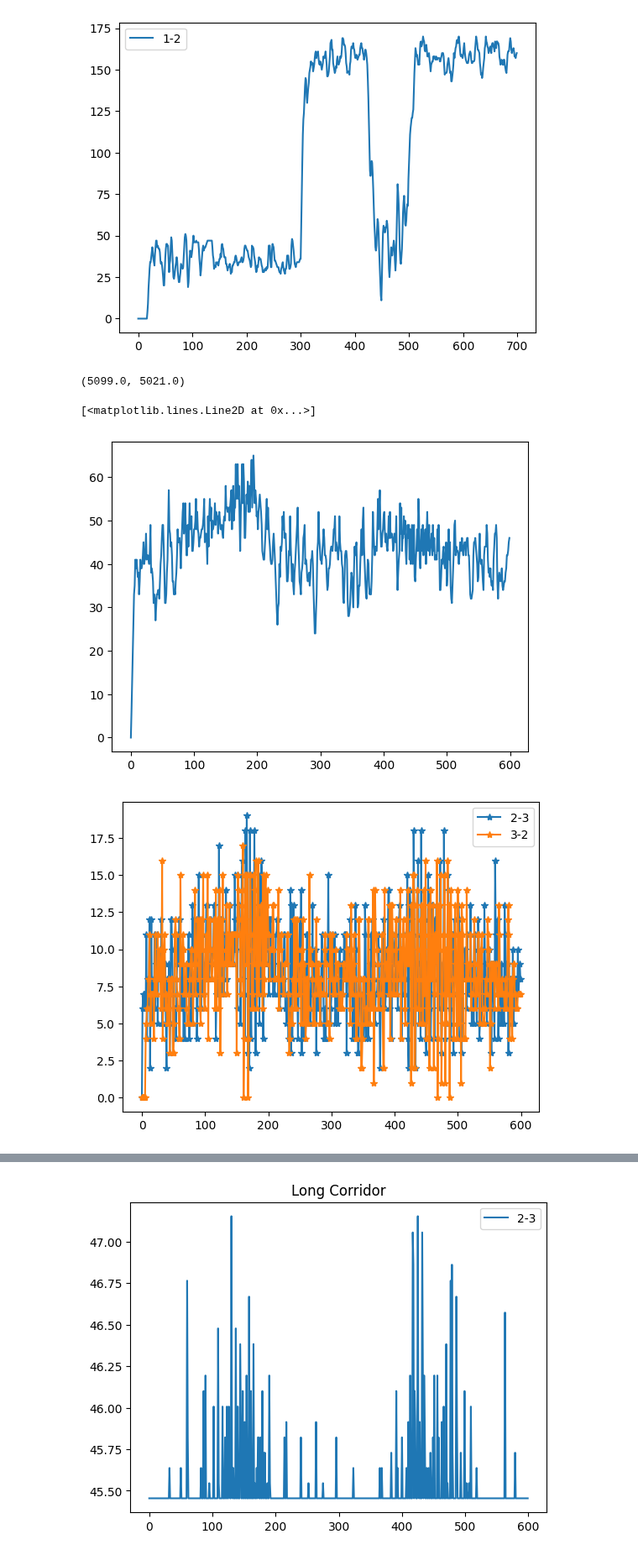
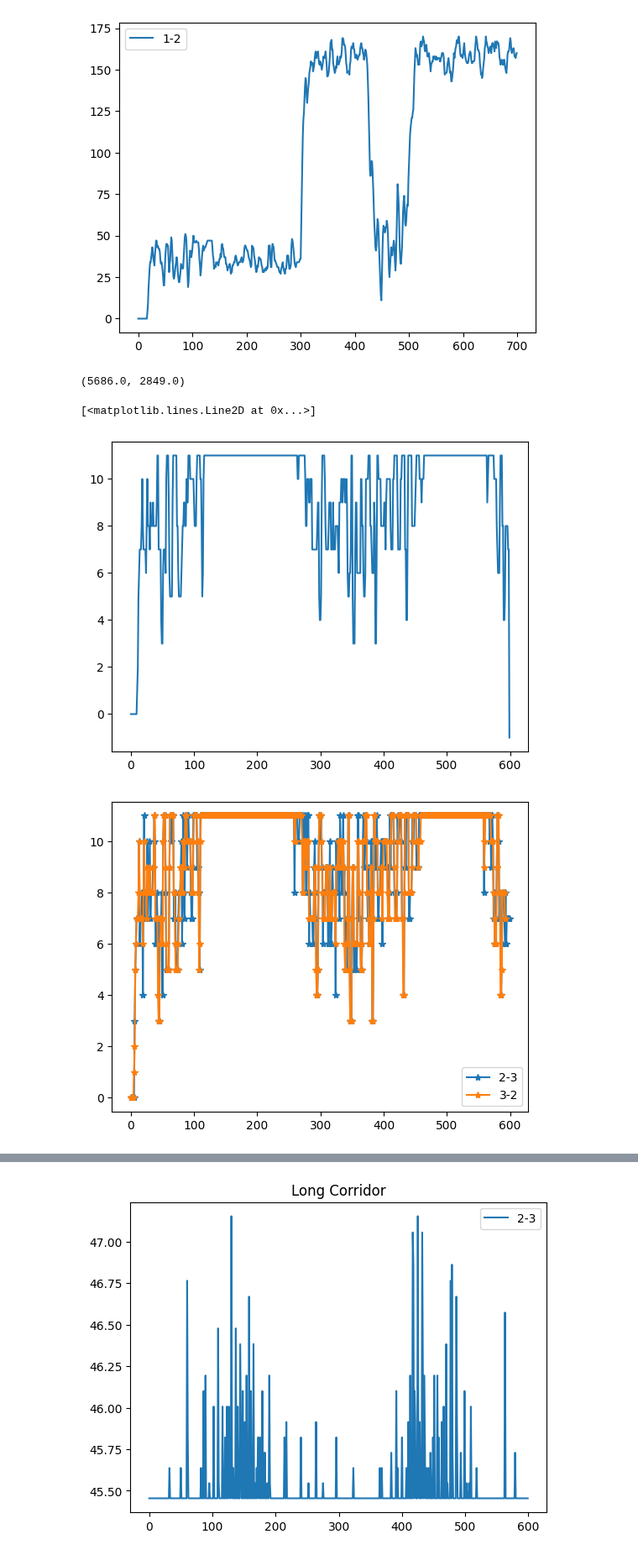
Before and after one commit to WaimenMak/PedNStream, a Jupyter notebook: draft.ipynb, the cells around one changed output, grey strips where cells are left out. Shown at 84% size. Drawn from its saved outputs; the diff is of its cells as text; code cells hidden in the pictures.

```diff
--- a/draft.ipynb
+++ b/draft.ipynb
@@ -521,29 +511,30 @@ with open("./outputs/long_corridor/link_data.json", 'r') as f:
 # with open("./outputs/spike/link_data.json", 'r') as f:
 #     link_data = json.load(f)
 # %%
-np.cumsum(np.array(link_data["2-3"]["inflow"]))[-1],np.cumsum(np.array(link_data["3-4"]["outflow"]))[-1]
+np.cumsum(np.array(link_data["3-2"]["inflow"]))[-1],np.cumsum(np.array(link_data["3-4"]["outflow"]))[-1]
 # %% [output]
-(5099.0, 5021.0)
+(5686.0, 2849.0)
 # %%
-plt.plot(link_data["2-3"]["num_pedestrians"], label=f'2-3')
+plt.plot(link_data["2-1"]["sending_flow"], label=f'2-3')
+# plt.plot(link_data["2-3"]["receiving_flow"])
 # %% [output]
 [<matplotlib.lines.Line2D at 0x...>]
-[figure, old version]
+[figure, new version]
 # %%
 # plt.plot(link_data["2-3"]["sending_flow"], label=f'2-3')
 # plt.plot(link_data["2-3"]["receiving_flow"], label=f'3-4')
-plt.plot(link_data["2-3"]["inflow"], '-*', label=f'2-3')
-plt.plot(link_data["2-3"]["outflow"], '-*', label=f'3-2')
+plt.plot(link_data["2-1"]["inflow"], '-*', label=f'2-3')
+plt.plot(link_data["2-1"]["outflow"][6:], '-*', label=f'3-2')
 # plt.plot(link_data["3-4"]["inflow"][800:1000], label=f'2-3')
 # plt.plot(link_data["3-4"]["outflow"][811:1000], '-*', label=f'3-4')
 
 # plt.plot(np.array(link_data["0-1"]["inflow"])+np.array(link_data["1-0"]["inflow"]), label=f'sum')
 #plot horizontal line at 6
 # plt.axhline(y=6, color='black', linestyle='--', alpha=0.5)
 plt.legend()
 plt.show()
 # %% [output]
-[figure, old version]
+[figure, new version]
 # %%
 # relation between density and sending flow using scatter plot
 # plt.scatter(np.array(link_data["3-4"]["density"])+np.array(link_data["4-3"]["density"]), link_data["3-4"]["sending_flow"], label=f'2-3')
```
Also changed, not shown: parts of 7 cells of this notebook, 6 other files.
